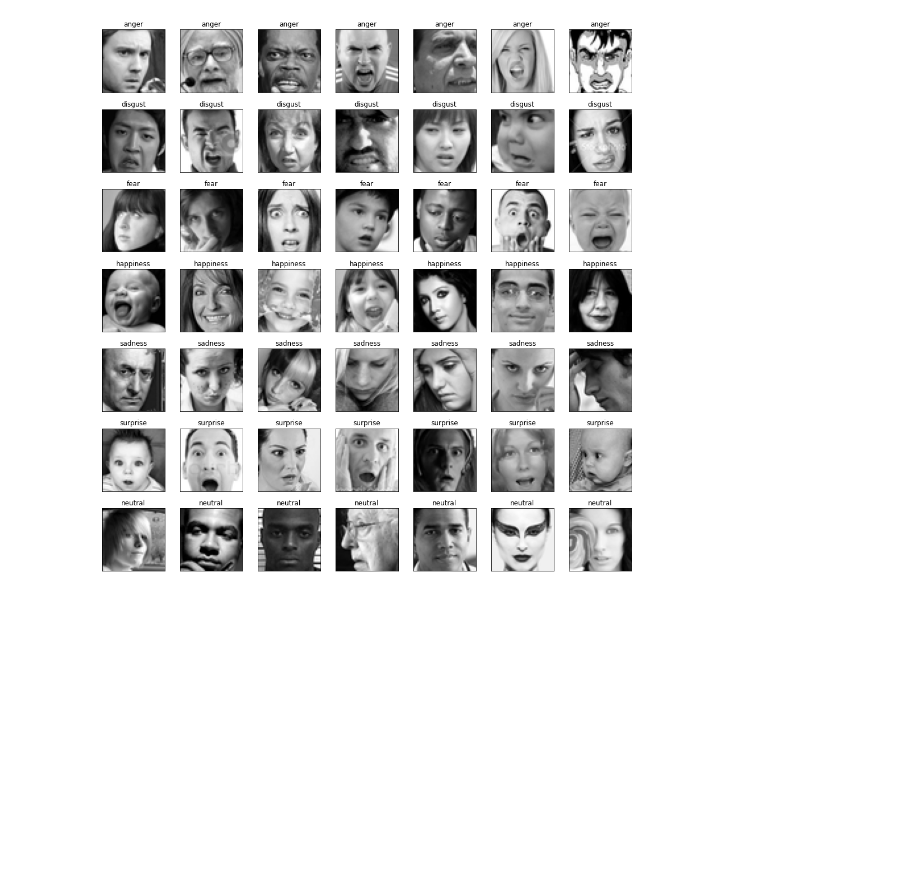
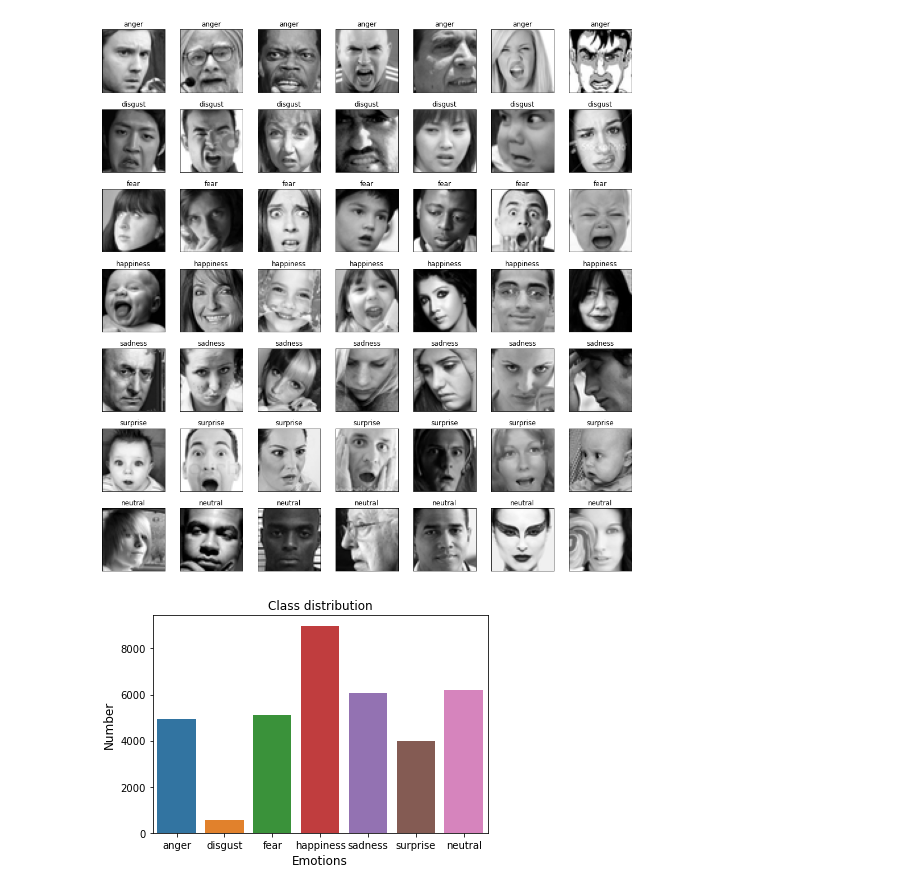
Before and after one commit to jorge-menjivar/Face-Emotion-Recognition, a Jupyter notebook: Models/CNN.ipynb, the cells around one changed output. Cells and saved outputs as stored; diff of their text form; code cells hidden in the pictures; blank space fills up the shorter version.

```diff
--- a/Models/CNN.ipynb
+++ b/Models/CNN.ipynb
@@ -37,6 +38,20 @@ for label in sorted(df.emotion.unique()):
         plt.tight_layout()
 # %% [output]
 [figure]
+# %%
+# Plotting a bar graph of the class distributions
+emotion_counts = df['emotion'].value_counts(sort=False).reset_index()
+emotion_counts.columns = ['emotion', 'number']
+emotion_counts['emotion'] = emotion_counts['emotion'].map(emotion_label_to_text)
+
+plt.figure(figsize=(6,4))
+sns.barplot(x=emotion_counts.emotion, y=emotion_counts.number)
+plt.title('Class distribution')
+plt.ylabel('Number', fontsize=12)
+plt.xlabel('Emotions', fontsize=12)
+plt.show()
+# %% [output]
+[figure, added]
 # %%
 from tensorflow.keras.utils import to_categorical
 
```
Also changed, not shown: parts of 16 cells of this notebook, 2 other files.
